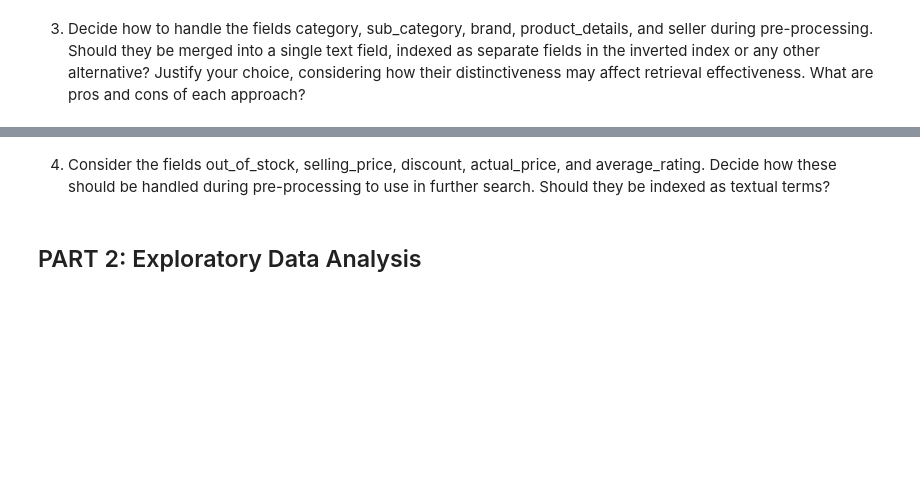
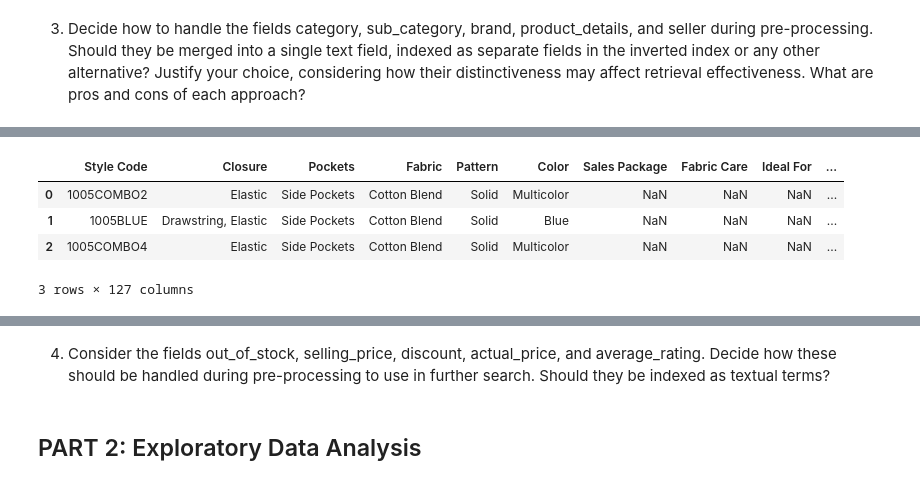
Before and after one commit to u215231/G-007-Information-Retrieval-and-Web-Analytics-Project, a Jupyter notebook: IRWA-2025-part-1/IRWA-2025-solution.ipynb, the cells around one changed output, grey strips where cells are left out. Saved outputs shown, nothing was run; the diff lists cells and outputs as text; code cells hidden in the pictures; blank space fills up the shorter version.

```diff
--- a/IRWA-2025-part-1/IRWA-2025-solution.ipynb
+++ b/IRWA-2025-part-1/IRWA-2025-solution.ipynb
@@ -172,4 +184,12 @@ def flatten_details(details: list) -> dict:
         if isinstance(detail, dict):
             merged.update(detail)
     return merged
+# %%
+details_df.head(3)
+# %% [output]
+|  | Style Code | Closure | Pockets | Fabric | Pattern | Color | Sales Package | Fabric Care | Ideal For | ... |
+| 0 | 1005COMBO2 | Elastic | Side Pockets | Cotton Blend | Solid | Multicolor | NaN | NaN | NaN | ... |
+| 1 | 1005BLUE | Drawstring, Elastic | Side Pockets | Cotton Blend | Solid | Blue | NaN | NaN | NaN | ... |
+| 2 | 1005COMBO4 | Elastic | Side Pockets | Cotton Blend | Solid | Multicolor | NaN | NaN | NaN | ... |
+3 rows × 127 columns
 # %%
```
Also changed, not shown: parts of 10 cells of this notebook, 1 other file.
